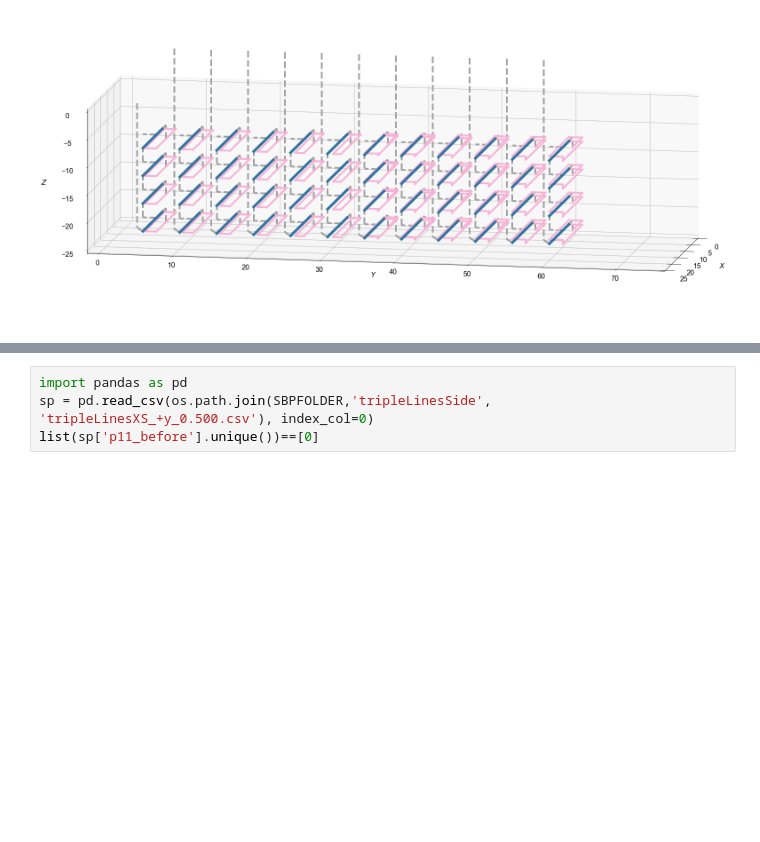
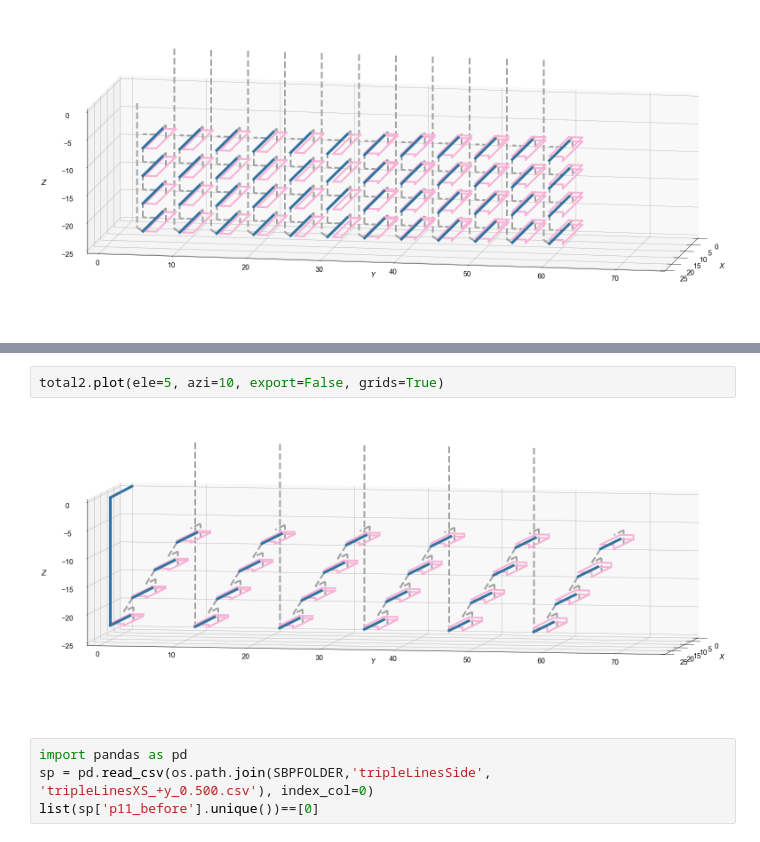
Before and after one commit to usnistgov/ShopbotPyQt, a Jupyter notebook: SBP_files/sbpcreator_triple.ipynb, the cells around one changed output, grey strips where cells are left out. Saved outputs shown, nothing was run; the diff lists cells and outputs as text; blank space fills up the shorter version.

```diff
--- a/SBP_files/sbpcreator_triple.ipynb
+++ b/SBP_files/sbpcreator_triple.ipynb
@@ -196,3 +296,7 @@ Exported points to C:\Users\lmf1\Documents\GitHub\ShopbotPyQt\SBP_files\singleDi
+# %%
+total2.plot(ele=5, azi=10, export=False, grids=True)
+# %% [output]
+[figure, added]
 # %%
 import pandas as pd
 sp = pd.read_csv(os.path.join(SBPFOLDER,'tripleLinesSide',  'tripleLinesXS_+y_0.500.csv'), index_col=0)
```
Also changed, not shown: parts of 6 cells of this notebook, 50 other files.
